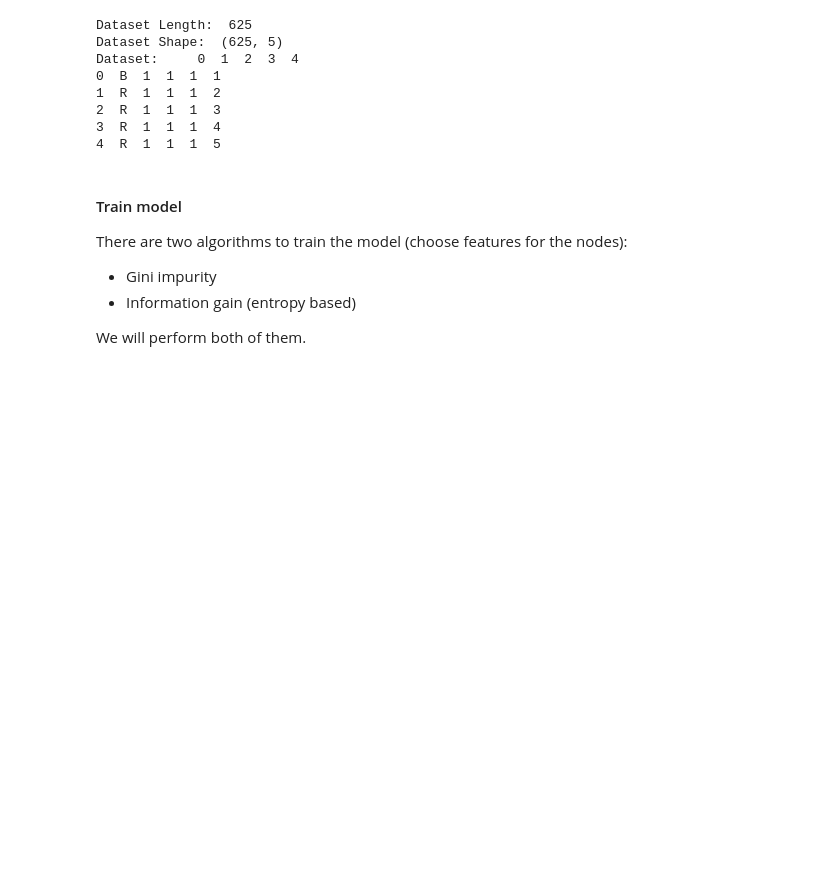
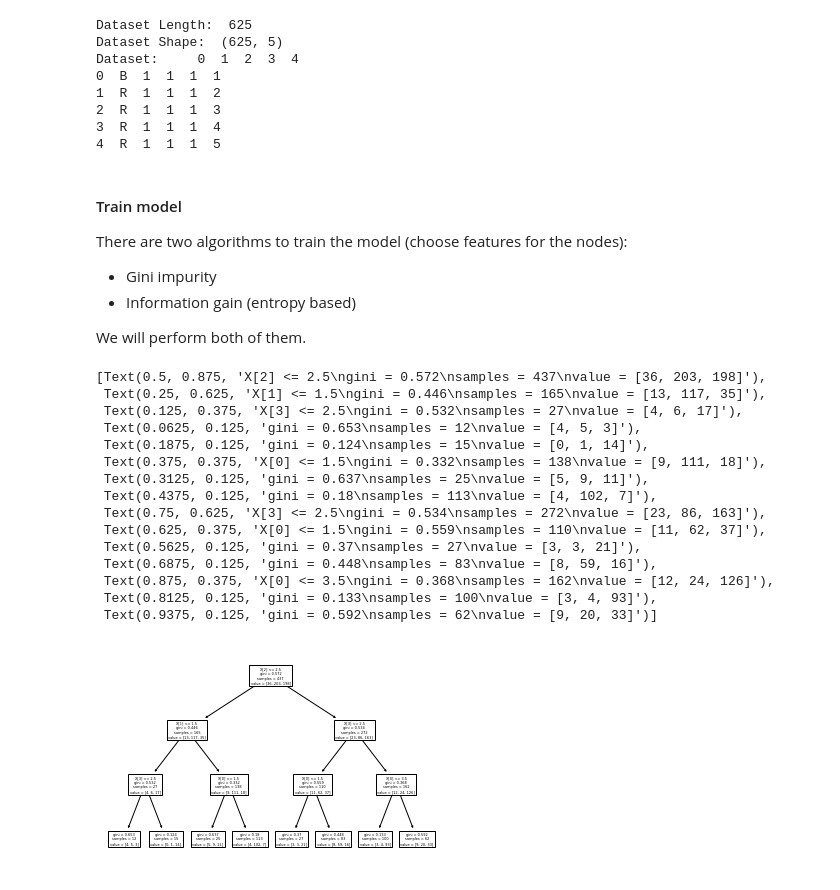
Before and after one commit to geek-yang/pilot-ML, a Jupyter notebook: classic/decision_tree/decision_tree_sklearn.ipynb, the cells around one changed output. Drawn from its saved outputs; the diff is of its cells as text; code cells hidden in the pictures; blank space fills up the shorter version.

Commit message:
evaluate decision tree

```diff
--- a/classic/decision_tree/decision_tree_sklearn.ipynb
+++ b/classic/decision_tree/decision_tree_sklearn.ipynb
@@ -82,3 +83,23 @@ def tarin_using_entropy(X_train, X_test, y_train):
 clf_gini = train_using_gini(X_train, X_test, y_train)
 # train model using information gain
 clf_entropy = tarin_using_entropy(X_train, X_test, y_train)
+# %%
+# plot decision tree using gini index
+sklearn.tree.plot_tree(clf_gini)
+# %% [output]
+[Text(0.5, 0.875, 'X[2] <= 2.5\ngini = 0.572\nsamples = 437\nvalue = [36, 203, 198]'),
+ Text(0.25, 0.625, 'X[1] <= 1.5\ngini = 0.446\nsamples = 165\nvalue = [13, 117, 35]'),
+ Text(0.125, 0.375, 'X[3] <= 2.5\ngini = 0.532\nsamples = 27\nvalue = [4, 6, 17]'),
+ Text(0.0625, 0.125, 'gini = 0.653\nsamples = 12\nvalue = [4, 5, 3]'),
+ Text(0.1875, 0.125, 'gini = 0.124\nsamples = 15\nvalue = [0, 1, 14]'),
+ Text(0.375, 0.375, 'X[0] <= 1.5\ngini = 0.332\nsamples = 138\nvalue = [9, 111, 18]'),
+ Text(0.3125, 0.125, 'gini = 0.637\nsamples = 25\nvalue = [5, 9, 11]'),
+ Text(0.4375, 0.125, 'gini = 0.18\nsamples = 113\nvalue = [4, 102, 7]'),
+ Text(0.75, 0.625, 'X[3] <= 2.5\ngini = 0.534\nsamples = 272\nvalue = [23, 86, 163]'),
+ Text(0.625, 0.375, 'X[0] <= 1.5\ngini = 0.559\nsamples = 110\nvalue = [11, 62, 37]'),
+ Text(0.5625, 0.125, 'gini = 0.37\nsamples = 27\nvalue = [3, 3, 21]'),
+ Text(0.6875, 0.125, 'gini = 0.448\nsamples = 83\nvalue = [8, 59, 16]'),
+ Text(0.875, 0.375, 'X[0] <= 3.5\ngini = 0.368\nsamples = 162\nvalue = [12, 24, 126]'),
+ Text(0.8125, 0.125, 'gini = 0.133\nsamples = 100\nvalue = [3, 4, 93]'),
+ Text(0.9375, 0.125, 'gini = 0.592\nsamples = 62\nvalue = [9, 20, 33]')]
+[figure, added]
```
Also changed, not shown: parts of 7 cells of this notebook, 1 other file.
